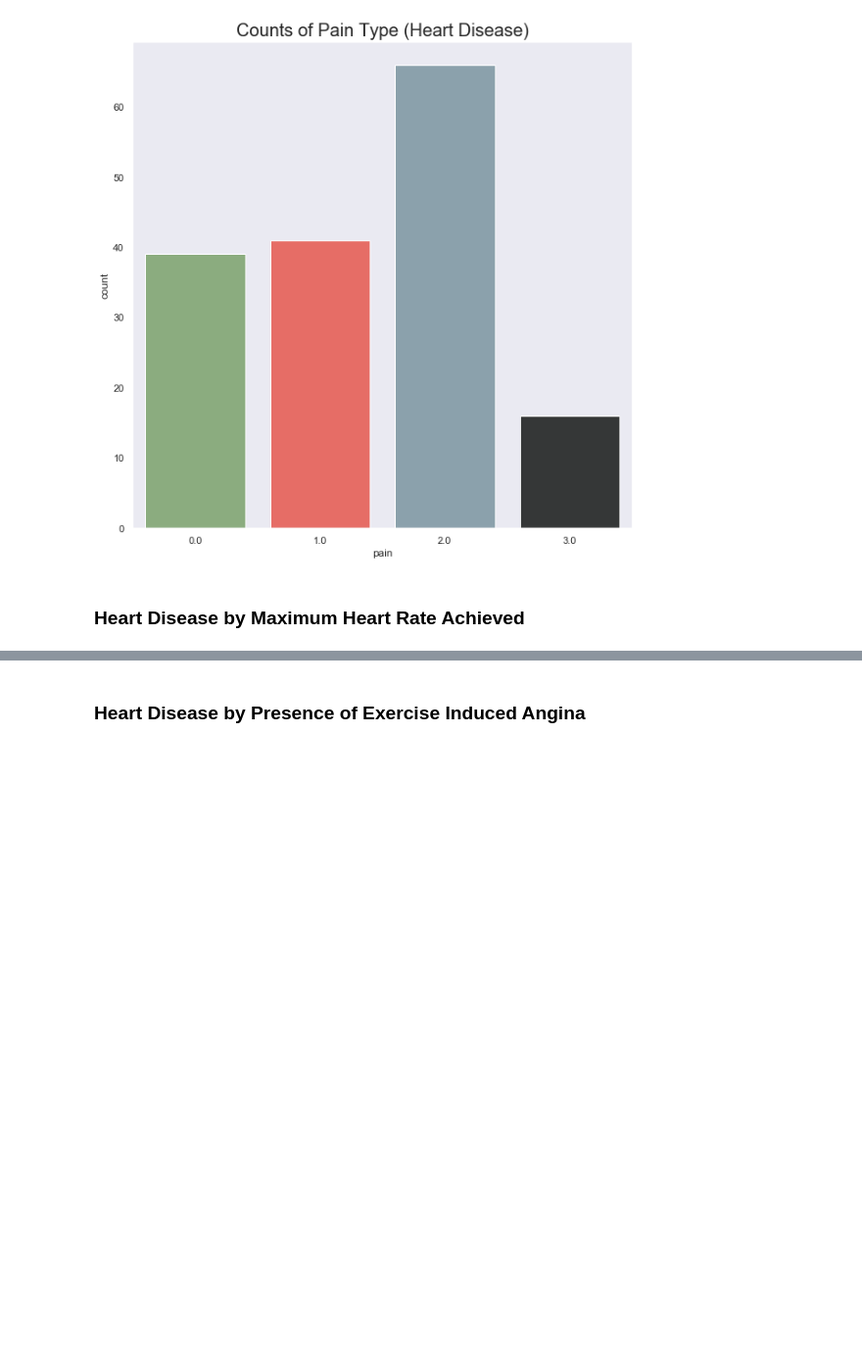
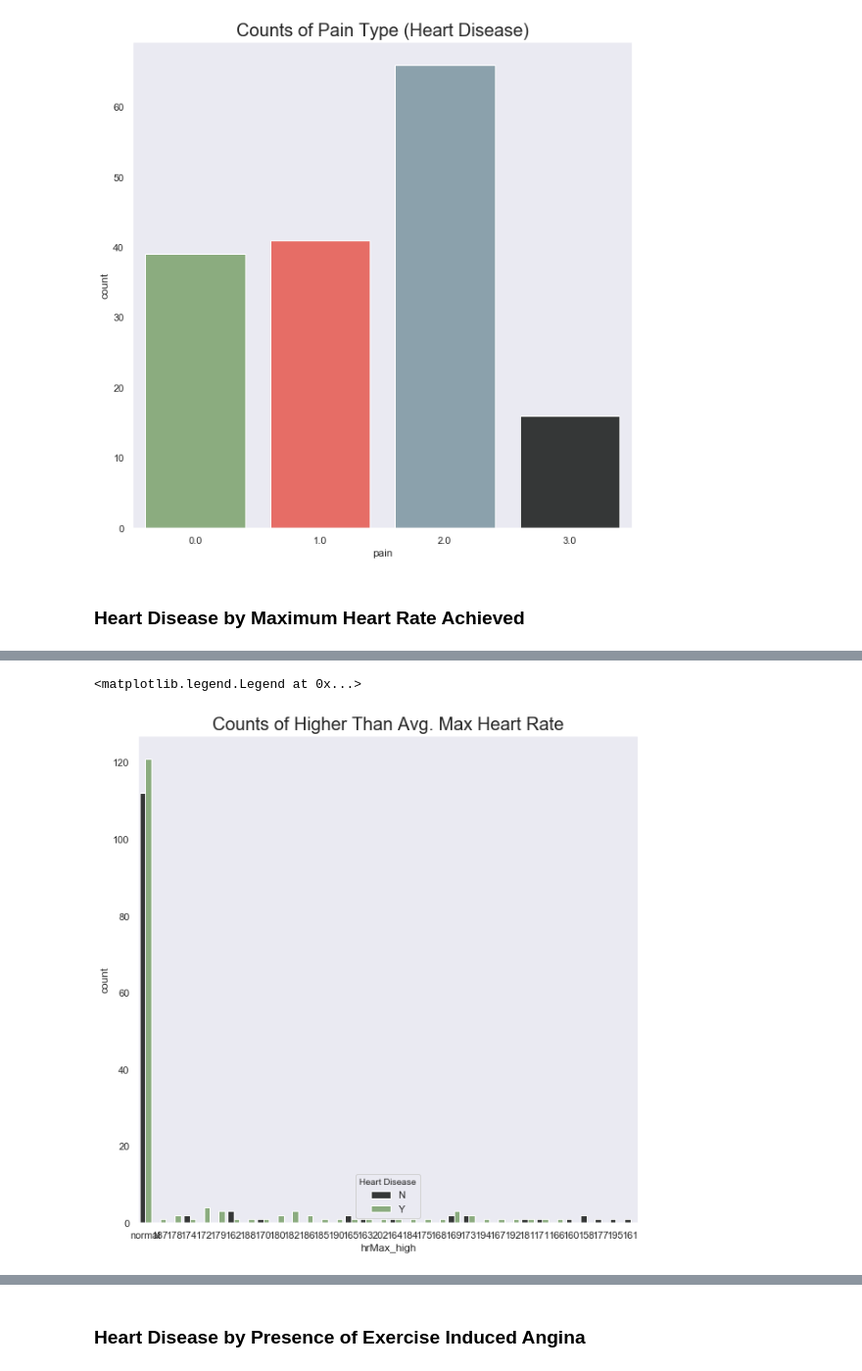
Before and after one commit to ljsauer/LaunchCode, a Jupyter notebook: Final Project - EDA/Heart_Disease_EDA.ipynb, the cells around one changed output, grey strips where cells are left out. Shown at 98% size. Drawn from its saved outputs; the diff is of its cells as text; code cells hidden in the pictures; blank space fills up the shorter version.

```diff
--- a/Final Project - EDA/Heart_Disease_EDA.ipynb
+++ b/Final Project - EDA/Heart_Disease_EDA.ipynb
@@ -144,5 +144,7 @@ I also chose to drop the duplicate row of data, so as to prevent any level of bi
 <img src='Heart-Disease-Overview.png'>
 # %%
 # Plot with only non-categorical variables
-sns.pairplot(data, vars=['age', 'bpRest', 'chol', 'hrMax'], palette=alt_custom, hue='target')
+a = sns.pairplot(data, vars=['age', 'bpRest', 'chol', 'hrMax'], palette=alt_custom, hue='target')
+
+plt.rcParams['figure.figsize'] = (10, 10)
 # %% [output]
@@ -238,0 +278,28 @@ data['hrMax_bins'] = data['hrMax'].apply(lambda x: '70-84' if x <= 84
+# %%
+# input: age
+# output: age rounded to nearest multiple of five
+def round_age(x, base=5):
+    return base * round(x/base)
+# %%
+# Check if hrMax is higher than the average maximum heart rate for age group, based on AHS guidelines (maximum heart rate = 220 - age)
+# input: age and hrMax
+# output: 0 (hrMax not higher than average) or 1 (hrMax higher than average)
+def check_hrMax_high(age, hrMax):
+    is_above_max = 0
+    rounded_age = round_age(age)
+
+    if hrMax > 220 - rounded_age:
+        is_above_max = 1
+    else:
+        is_above_max = 0
+
+    return is_above_max
+# %%
+hrMax_high_list = []
+
+for index, row in data.iterrows():
+    hrMax_high_list.append(check_hrMax_high(row['age'], row['hrMax']))
+
+data['hrMax_high'] = hrMax_high_list
+
+hrMax_norm_list = []
@@ -238,0 +313,10 @@ data['hrMax_bins'] = data['hrMax'].apply(lambda x: '70-84' if x <= 84
+# %%
+plt.rcParams['figure.figsize'] = (10, 10)
+a = sns.countplot('hrMax_high', hue='target', palette=sns.color_palette(alt_custom), data=data)
+
+plt.rcParams['figure.figsize'] = (100, 100)
+plt.title('Counts of Higher Than Avg. Max Heart Rate', size=20)
+a.legend('N'+'Y', title='Heart Disease')
+# %% [output]
+<matplotlib.legend.Legend at 0x...>
+[figure, added]
```
Also changed, not shown: parts of 12 cells of this notebook, 4 other files.
